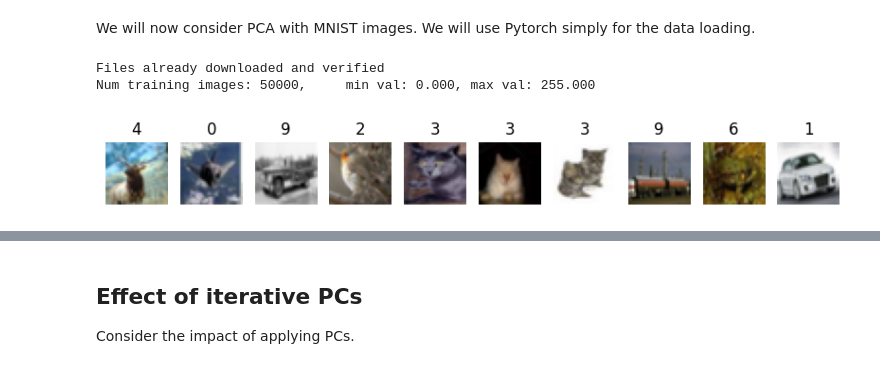
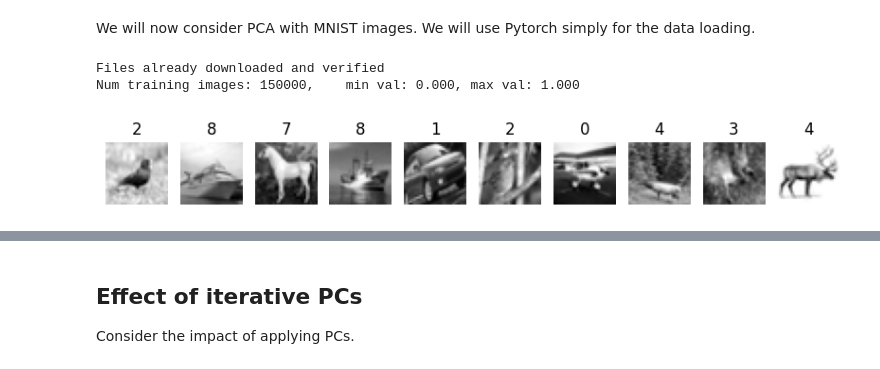
Before and after one commit to sonnh-uit/CS2229.CH181-machine-learning-algorithms-and-theory, a Jupyter notebook: BT1/BT1_220202022_CIFAR.ipynb, the cells around one changed output, grey strips where cells are left out. Drawn from its saved outputs; the diff is of its cells as text; code cells hidden in the pictures.

```diff
--- a/BT1/BT1_220202022_CIFAR.ipynb
+++ b/BT1/BT1_220202022_CIFAR.ipynb
@@ -239,31 +279,41 @@ test_loader = torch.utils.data.DataLoader(dataset=test_dataset,
                                                 batch_size=batch_size,
                                                 shuffle=False)
 
-# images = train_loader.dataset.data.detach().numpy().reshape(-1, 28*28)
-images = train_loader.dataset.data.reshape(-1, 32*32*3)
+images = train_loader.dataset.data.reshape(-1,32 * 32) / 255.0
+# images = train_loader.dataset.data.reshape(-1, 32 * 32 * 3) / 255.0
 print(f'Num training images: {len(images)},\tmin val: {images.min():.3f},\tmax val: {images.max():.3f}')
 # %% [output]
 Files already downloaded and verified
-Num training images: 50000,     min val: 0.000, max val: 255.000
+Num training images: 150000,    min val: 0.000, max val: 1.000
 # %%
 # pltsize=1
 # plt.figure(figsize=(10*pltsize, pltsize*1.1))
 
 # for i in range(10):
 #     plt.subplot(1,10,i+1)
 #     plt.axis('off')
 #     plt.imshow(train_loader.dataset.data[i].numpy().reshape(28,28), cmap="gray_r")
 #     plt.title(str(train_loader.dataset.targets[i].item()))
+
 import random
+import matplotlib.pyplot as plt
+
+# Define the size of the plot and get random indices
 pltsize = 1
-plt.figure(figsize=(10*pltsize, pltsize*1.1))
+plt.figure(figsize=(10 * pltsize, pltsize * 1.1))
 random_indices = random.sample(range(len(train_loader.dataset)), 10)
+
+# Plot the grayscale images
 for i, idx in enumerate(random_indices):
-    plt.subplot(1, 10, i+1)
+    plt.subplot(1, 10, i + 1)
     plt.axis('off')
-    plt.imshow(train_loader.dataset.data[idx].reshape(32, 32, 3), cmap="gray_r")
+    # Convert RGB image to grayscale using luminosity method
+    gray_image = train_loader.dataset.data[idx].mean(axis=2)  # Take the mean along the color channels
+    plt.imshow(gray_image, cmap="gray")
     plt.title(str(train_loader.dataset.targets[idx]))
+
+plt.show()
 # %% [output]
-[figure, old version]
+[figure, new version]
 # %%
 %%time
```
Also changed, not shown: parts of 17 cells of this notebook, 3 other files.
